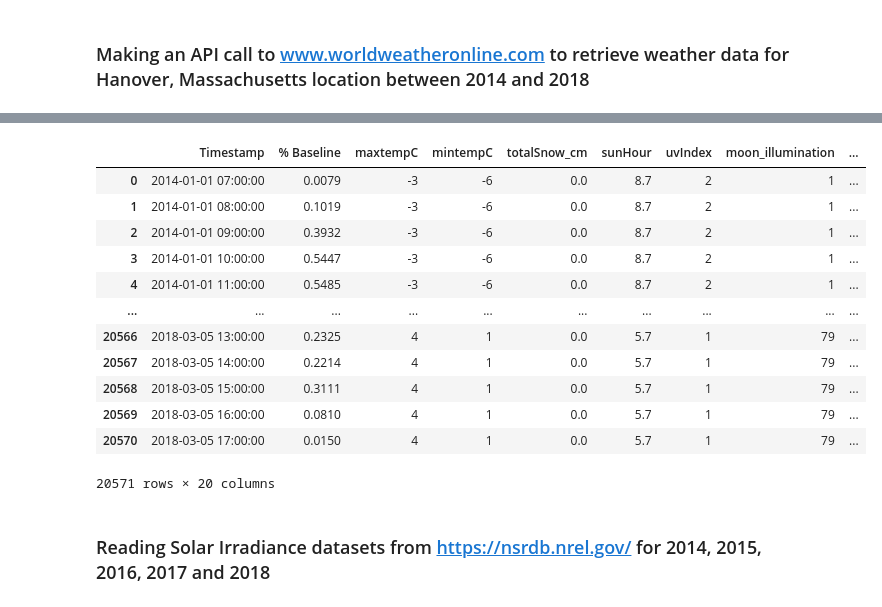
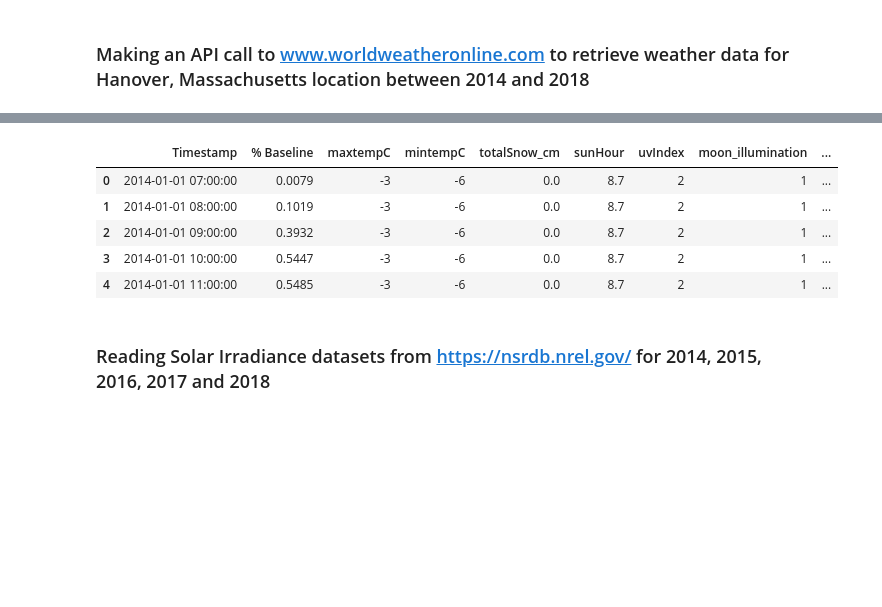
Before and after one commit to mriganv/Machine-Learning-Model-for-Solar-Energy-Forecast, a Jupyter notebook: Solar Energy Forecasting - Stacked Model .ipynb, the cells around one changed output, grey strips where cells are left out. Saved outputs shown, nothing was run; the diff lists cells and outputs as text; code cells hidden in the pictures; blank space fills up the shorter version.

```diff
--- a/Solar Energy Forecasting - Stacked Model .ipynb
+++ b/Solar Energy Forecasting - Stacked Model .ipynb
@@ -101,21 +88,14 @@ outcome = pd.merge(data, weather_df, how='left', left_on='Timestamp', right_on='
 # %%
 del outcome['date_time']
 # %%
-outcome
+outcome.head(5)
 # %% [output]
 |  | Timestamp | % Baseline | maxtempC | mintempC | totalSnow_cm | sunHour | uvIndex | moon_illumination | ... |
 | 0 | 2014-01-01 07:00:00 | 0.0079 | -3 | -6 | 0.0 | 8.7 | 2 | 1 | ... |
 | 1 | 2014-01-01 08:00:00 | 0.1019 | -3 | -6 | 0.0 | 8.7 | 2 | 1 | ... |
 | 2 | 2014-01-01 09:00:00 | 0.3932 | -3 | -6 | 0.0 | 8.7 | 2 | 1 | ... |
 | 3 | 2014-01-01 10:00:00 | 0.5447 | -3 | -6 | 0.0 | 8.7 | 2 | 1 | ... |
 | 4 | 2014-01-01 11:00:00 | 0.5485 | -3 | -6 | 0.0 | 8.7 | 2 | 1 | ... |
-| ... | ... | ... | ... | ... | ... | ... | ... | ... | ... |
-| 20566 | 2018-03-05 13:00:00 | 0.2325 | 4 | 1 | 0.0 | 5.7 | 1 | 79 | ... |
-| 20567 | 2018-03-05 14:00:00 | 0.2214 | 4 | 1 | 0.0 | 5.7 | 1 | 79 | ... |
-| 20568 | 2018-03-05 15:00:00 | 0.3111 | 4 | 1 | 0.0 | 5.7 | 1 | 79 | ... |
-| 20569 | 2018-03-05 16:00:00 | 0.0810 | 4 | 1 | 0.0 | 5.7 | 1 | 79 | ... |
-| 20570 | 2018-03-05 17:00:00 | 0.0150 | 4 | 1 | 0.0 | 5.7 | 1 | 79 | ... |
-20571 rows × 20 columns
 # %% [markdown]
 ### Reading Solar Irradiance datasets from https://nsrdb.nrel.gov/ for 2014, 2015, 2016, 2017 and 2018
 # %%
```
Also changed, not shown: parts of 34 cells of this notebook, 4 other files.
